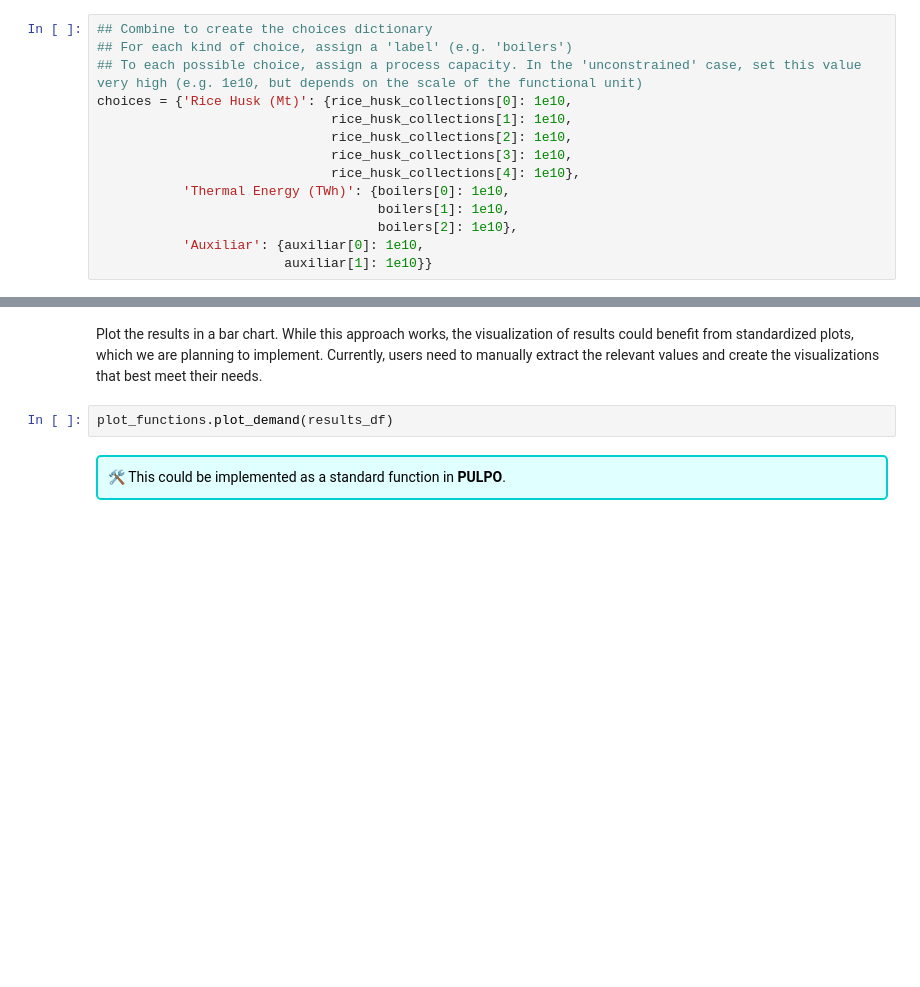
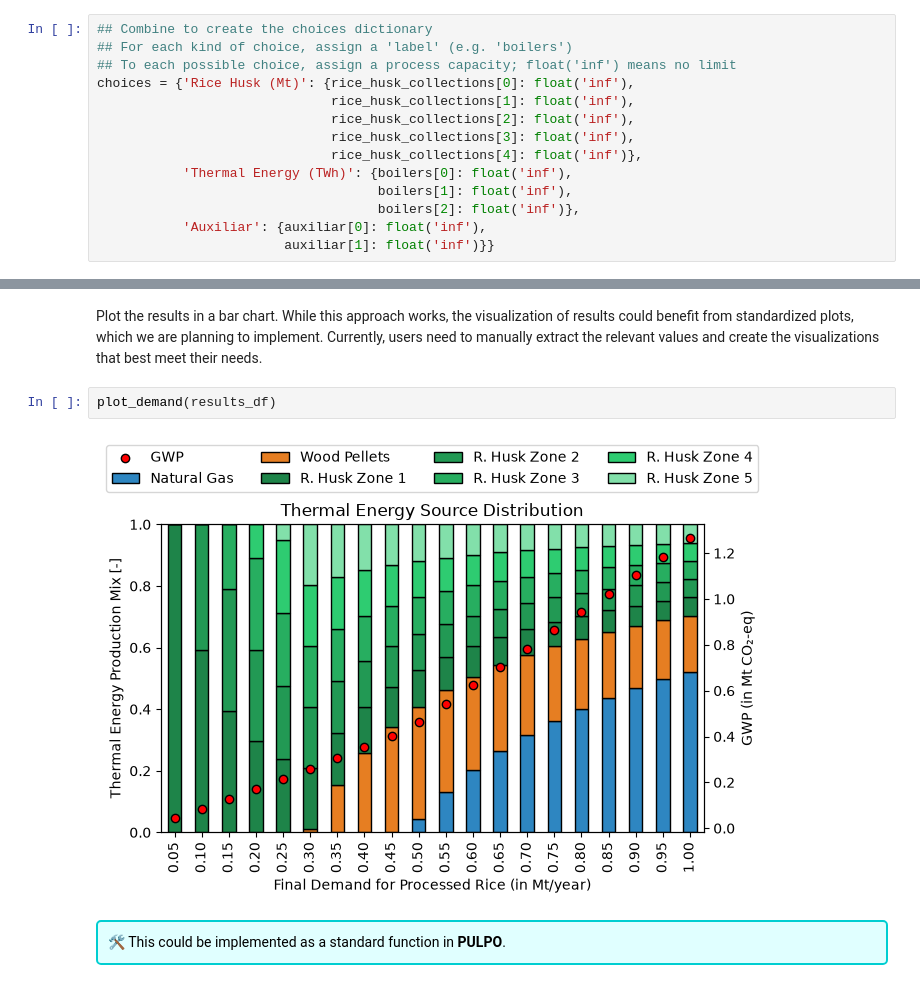
Before and after one commit to flechtenberg/pulpo, a Jupyter notebook: docs/content/examples/rice_example.ipynb, the cells around one changed output, grey strips where cells are left out. Drawn from its saved outputs; the diff is of its cells as text; blank space fills up the shorter version.

```diff
--- a/docs/content/examples/rice_example.ipynb
+++ b/docs/content/examples/rice_example.ipynb
@@ -189,17 +331,17 @@ auxiliar = pulpo_worker.retrieve_processes(processes=auxiliar_processes)
 # %%
 ## Combine to create the choices dictionary
 ## For each kind of choice, assign a 'label' (e.g. 'boilers')
-## To each possible choice, assign a process capacity. In the 'unconstrained' case, set this value very high (e.g. 1e10, but depends on the scale of the functional unit)
-choices = {'Rice Husk (Mt)': {rice_husk_collections[0]: 1e10,
-                              rice_husk_collections[1]: 1e10,
-                              rice_husk_collections[2]: 1e10,
-                              rice_husk_collections[3]: 1e10,
-                              rice_husk_collections[4]: 1e10},
-           'Thermal Energy (TWh)': {boilers[0]: 1e10,
-                                    boilers[1]: 1e10,
-                                    boilers[2]: 1e10},
-           'Auxiliar': {auxiliar[0]: 1e10,
-                        auxiliar[1]: 1e10}}
+## To each possible choice, assign a process capacity; float('inf') means no limit
+choices = {'Rice Husk (Mt)': {rice_husk_collections[0]: float('inf'),
+                              rice_husk_collections[1]: float('inf'),
+                              rice_husk_collections[2]: float('inf'),
+                              rice_husk_collections[3]: float('inf'),
+                              rice_husk_collections[4]: float('inf')},
+           'Thermal Energy (TWh)': {boilers[0]: float('inf'),
+                                    boilers[1]: float('inf'),
+                                    boilers[2]: float('inf')},
+           'Auxiliar': {auxiliar[0]: float('inf'),
+                        auxiliar[1]: float('inf')}}
 # %% [markdown]
 **Instantiate** and **solve** the optimization model
 # %%
@@ -358,7 +641,9 @@ results_df = pd.DataFrame(results_list)
 # %% [markdown]
 Plot the results in a bar chart. While this approach works, the visualization of results could benefit from standardized plots, which we are planning to implement. Currently, users need to manually extract the relevant values and create the visualizations that best meet their needs.
 # %%
-plot_functions.plot_demand(results_df)
+plot_demand(results_df)
+# %% [output]
+[figure, added]
 # %% [markdown]
 <div style="border: 2px solid #00CED1; padding: 10px; border-radius: 5px; background-color: #E0FFFF; color: black;">
   🛠️ This could be implemented as a standard function in <strong>PULPO</strong>.
```
Also changed, not shown: parts of 24 cells of this notebook, 36 other files.
